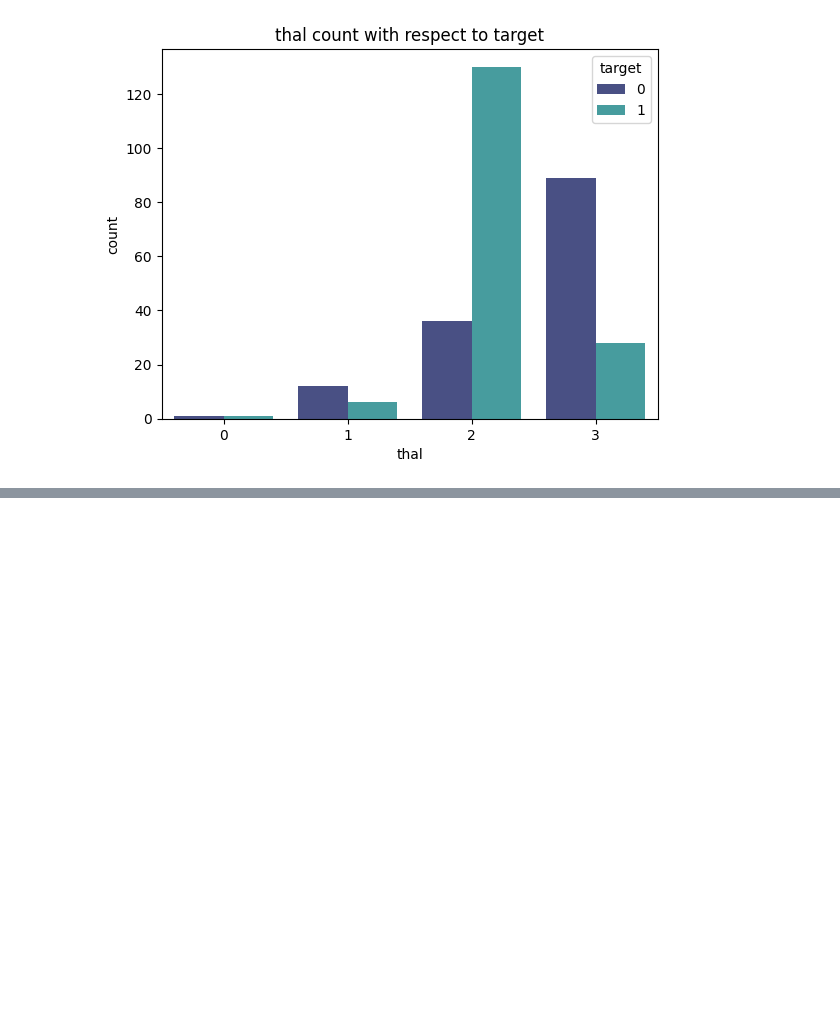
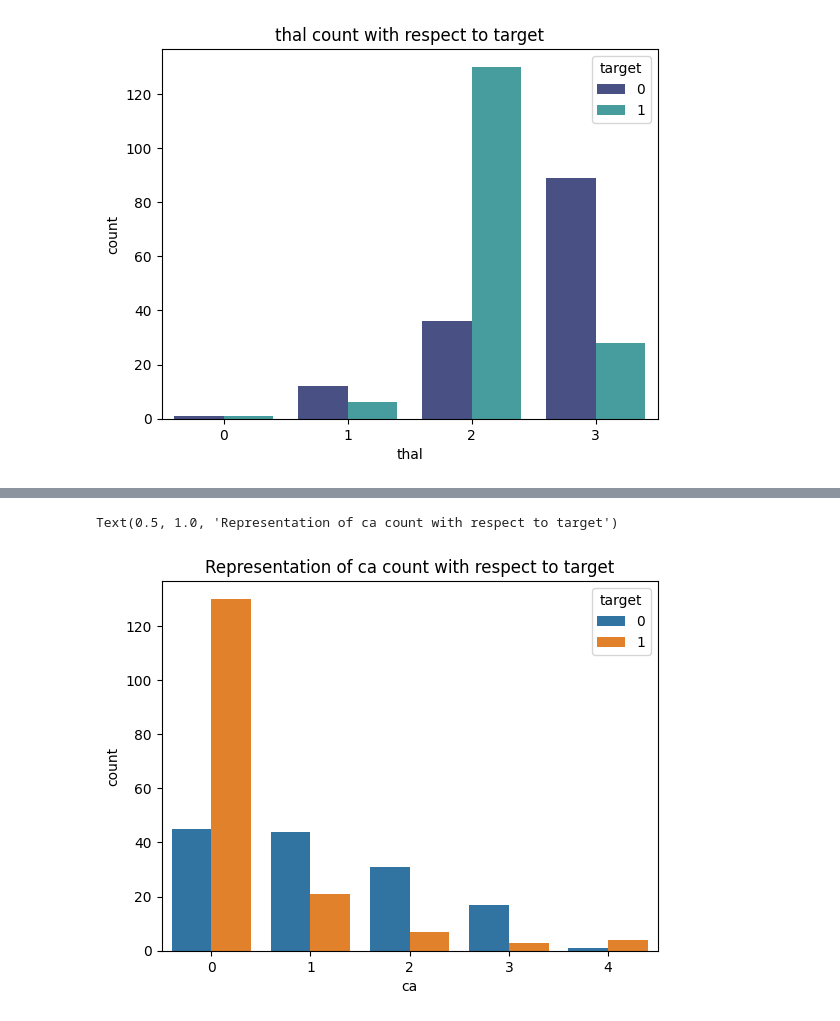
Before and after one commit to saiprasaad/Heart-Disease-Prediction, a Jupyter notebook: Project.ipynb, the cells around one changed output, grey strips where cells are left out. Saved outputs shown, nothing was run; the diff lists cells and outputs as text; code cells hidden in the pictures; blank space fills up the shorter version.

```diff
--- a/Project.ipynb
+++ b/Project.ipynb
@@ -230,0 +238,7 @@ Text(0.5, 1.0, 'thal count with respect to target')
+# %%
+# Representation of ca count in Male and Female
+sns.countplot(x="ca", hue="target", data=df)
+plt.title("Representation of ca count with respect to target")
+# %% [output]
+Text(0.5, 1.0, 'Representation of ca count with respect to target')
+[figure, added]
```
Also changed, not shown: parts of 15 cells of this notebook.
